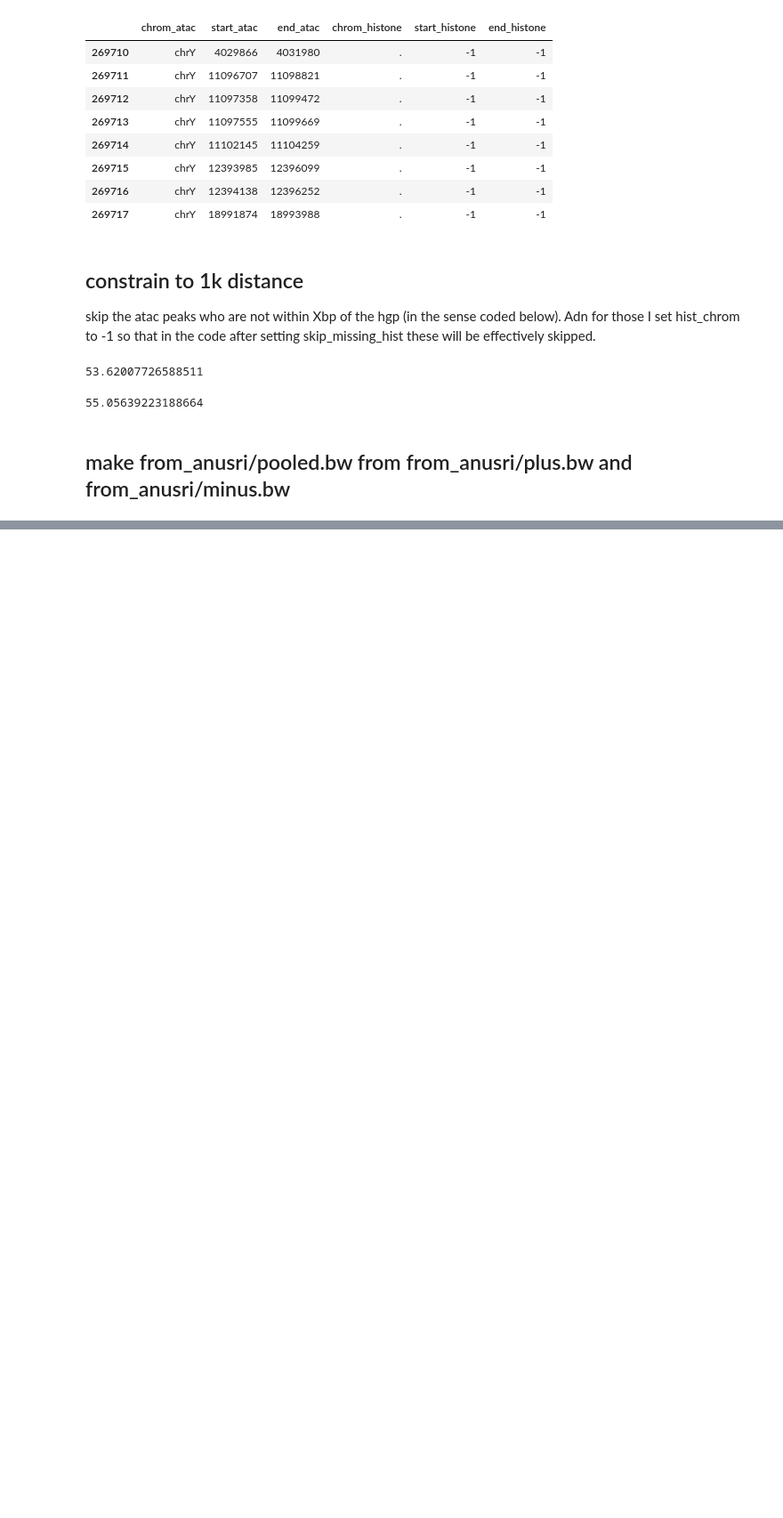
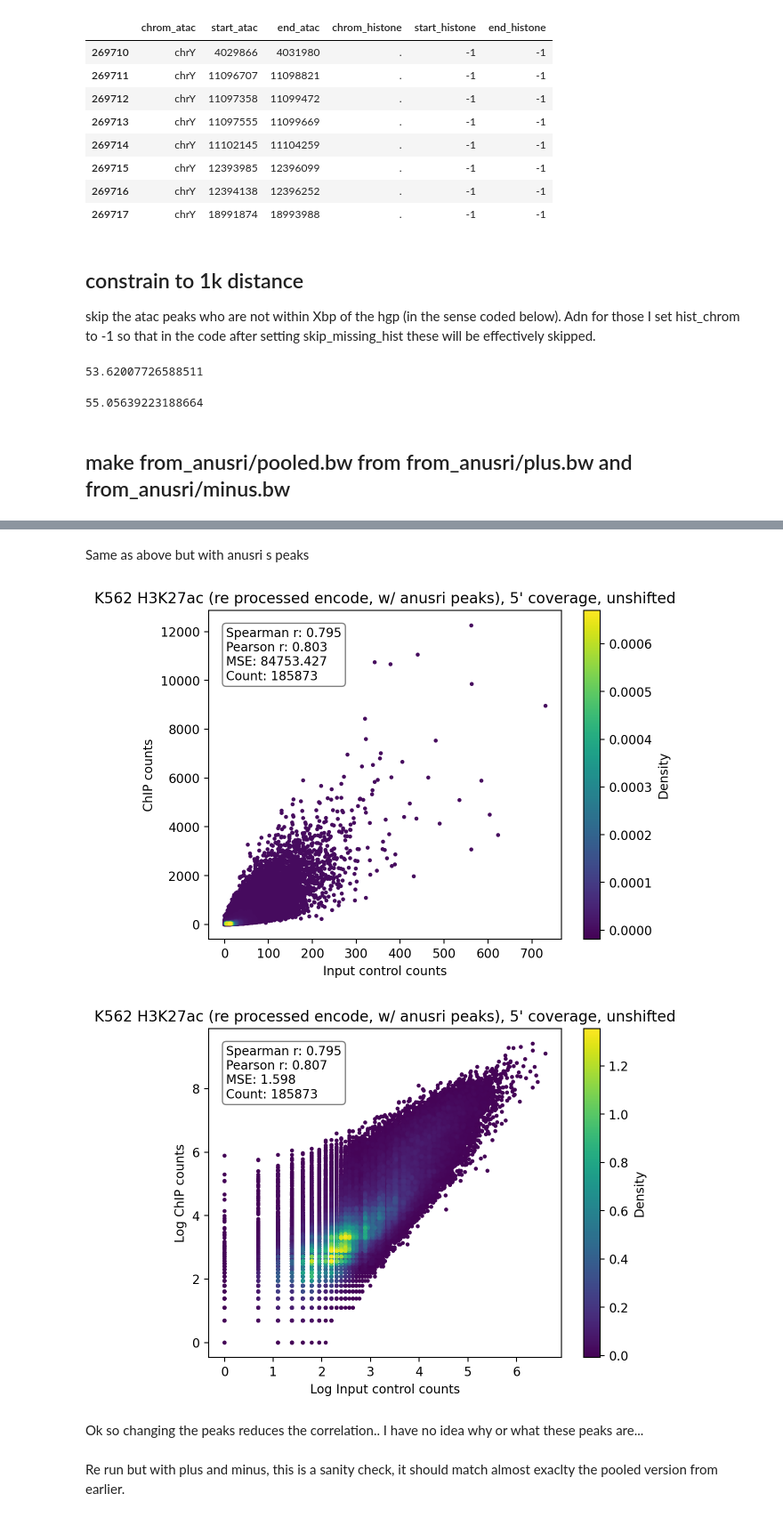
Before and after one commit to kundajelab/histobpnet, a Jupyter notebook: experiments/valeh/notebooks/1_17_2026.ipynb, the cells around one changed output, grey strips where cells are left out. Shown at 89% size. Drawn from its saved outputs; the diff is of its cells as text; code cells hidden in the pictures; blank space fills up the shorter version.

```diff
--- a/experiments/valeh/notebooks/1_17_2026.ipynb
+++ b/experiments/valeh/notebooks/1_17_2026.ipynb
@@ -212,0 +278,2 @@ atac_hgp_df.to_csv(
+# %% [markdown]
+Same as above but with anusri s peaks
@@ -212,0 +327,17 @@ atac_hgp_df.to_csv(
+# %%
+# plot chip_cts vs inputc_cts
+density_scatter(inputc_cts, chip_cts, "Input control counts", "ChIP counts", s=5, bins=200, incl_stats=True)
+plt.title("K562 H3K27ac (re processed encode, w/ anusri peaks), 5' coverage, unshifted")
+plt.show()
+
+# plot log chip_cts vs log inputc_cts
+density_scatter(np.log1p(inputc_cts), np.log1p(chip_cts), "Log Input control counts", "Log ChIP counts", s=5, bins=200, incl_stats=True)
+plt.title("K562 H3K27ac (re processed encode, w/ anusri peaks), 5' coverage, unshifted")
+plt.show()
+# %% [output]
+[figure, added]
+[figure, added]
+# %% [markdown]
+Ok so changing the peaks reduces the correlation.. I have no idea why or what these peaks are...
+# %% [markdown]
+Re run but with plus and minus, this is a sanity check, it should match almost exaclty the pooled version from earlier.
```
Also changed, not shown: parts of 9 cells of this notebook, 3 other files.
